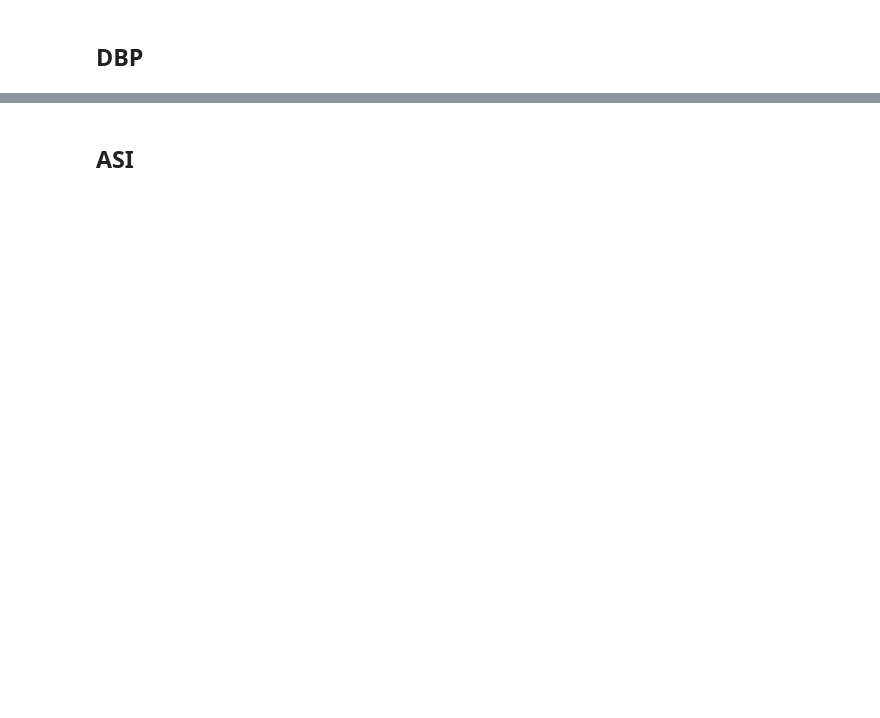
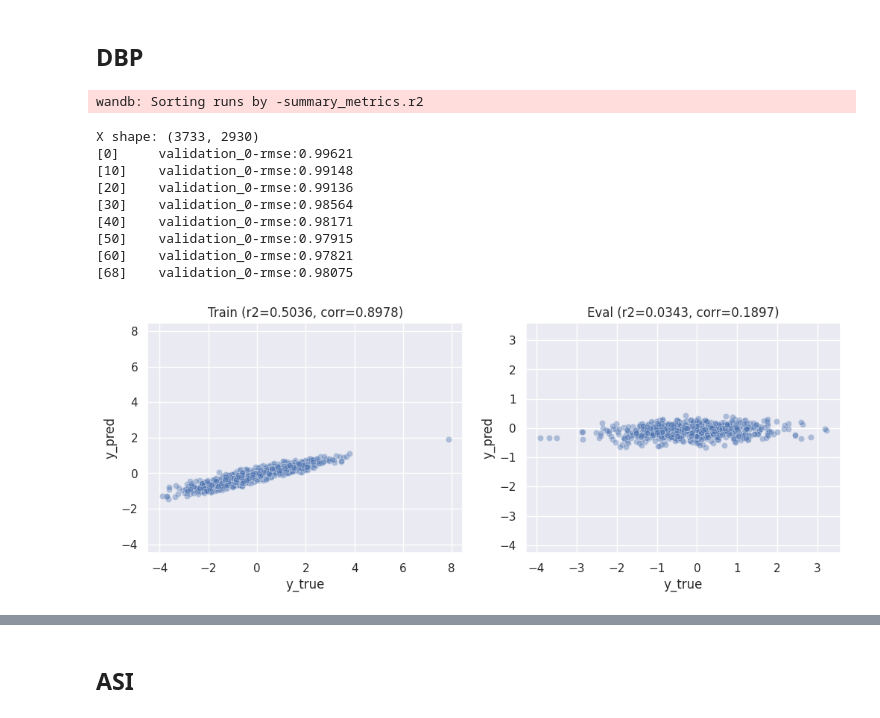
Before and after one commit to ipolharvard/biobank_olink, a Jupyter notebook: notebooks/biomarkers_bp_change.ipynb, the cells around one changed output, grey strips where cells are left out. Drawn from its saved outputs; the diff is of its cells as text; code cells hidden in the pictures; blank space fills up the shorter version.

```diff
--- a/notebooks/biomarkers_bp_change.ipynb
+++ b/notebooks/biomarkers_bp_change.ipynb
@@ -235,9 +262,21 @@ shap.summary_plot(shap_values_sbp, x_sbp.to_pandas(), max_display=min(len(sbp_im
 ## DBP
 # %%
 x_dbp, y_dbp = get_xy("DBP")
-sbp_sweep = wandb.Api().sweep("olink_change_dbp/p2zfmuhv")
+sbp_sweep = wandb.Api().sweep("olink_change_dbp/1gnmkxky")
 best_run = sbp_sweep.best_run(order="r2")
 model_dbp = eval_xgb(x_dbp, y_dbp, best_run.config)
+# %% [output]
+wandb: Sorting runs by -summary_metrics.r2
+X shape: (3733, 2930)
+[0]     validation_0-rmse:0.99621
+[10]    validation_0-rmse:0.99148
+[20]    validation_0-rmse:0.99136
+[30]    validation_0-rmse:0.98564
+[40]    validation_0-rmse:0.98171
+[50]    validation_0-rmse:0.97915
+[60]    validation_0-rmse:0.97821
+[68]    validation_0-rmse:0.98075
+[figure, added]
 # %%
 explainer = shap.TreeExplainer(model_dbp)
 shap_values_dbp = explainer(x_dbp)
```
Also changed, not shown: parts of 16 cells of this notebook.
